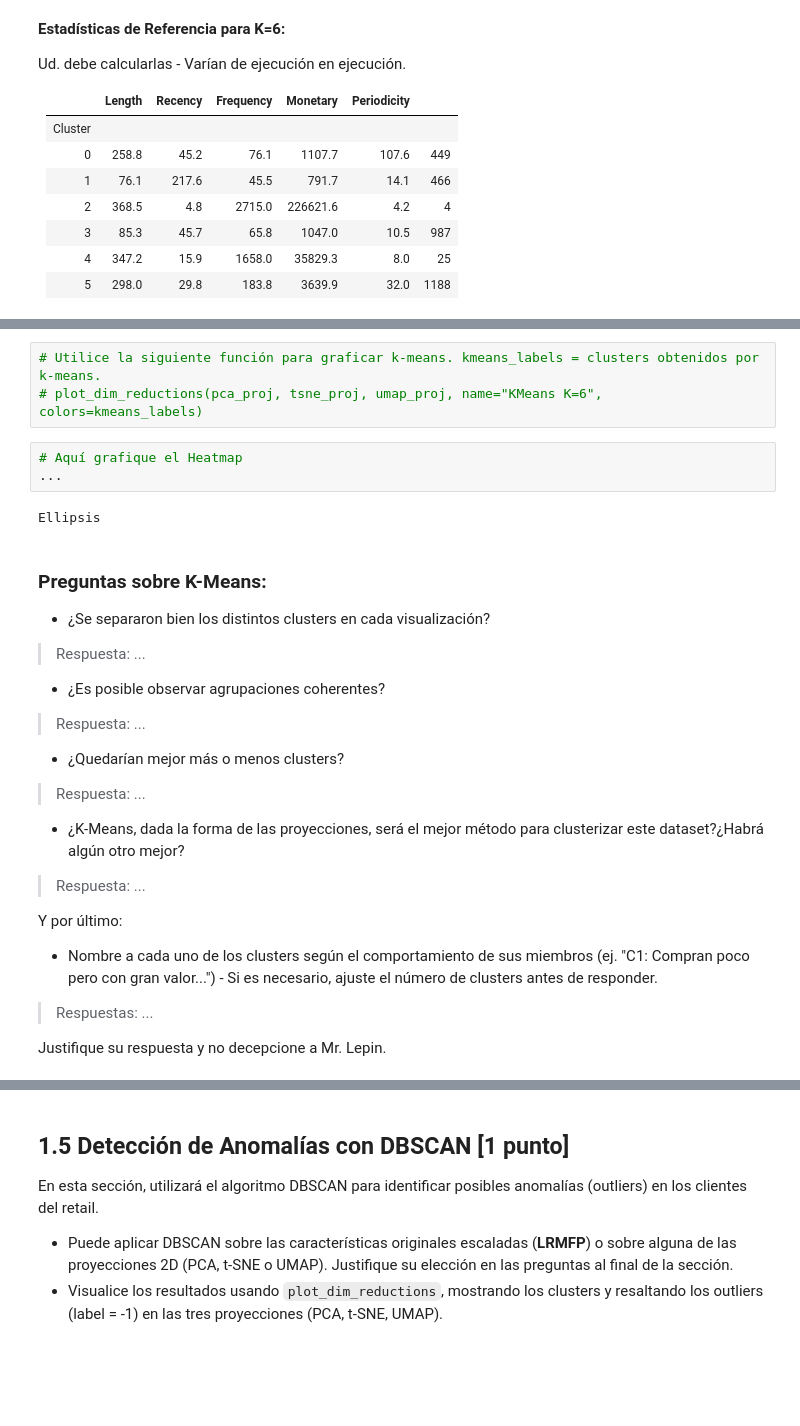
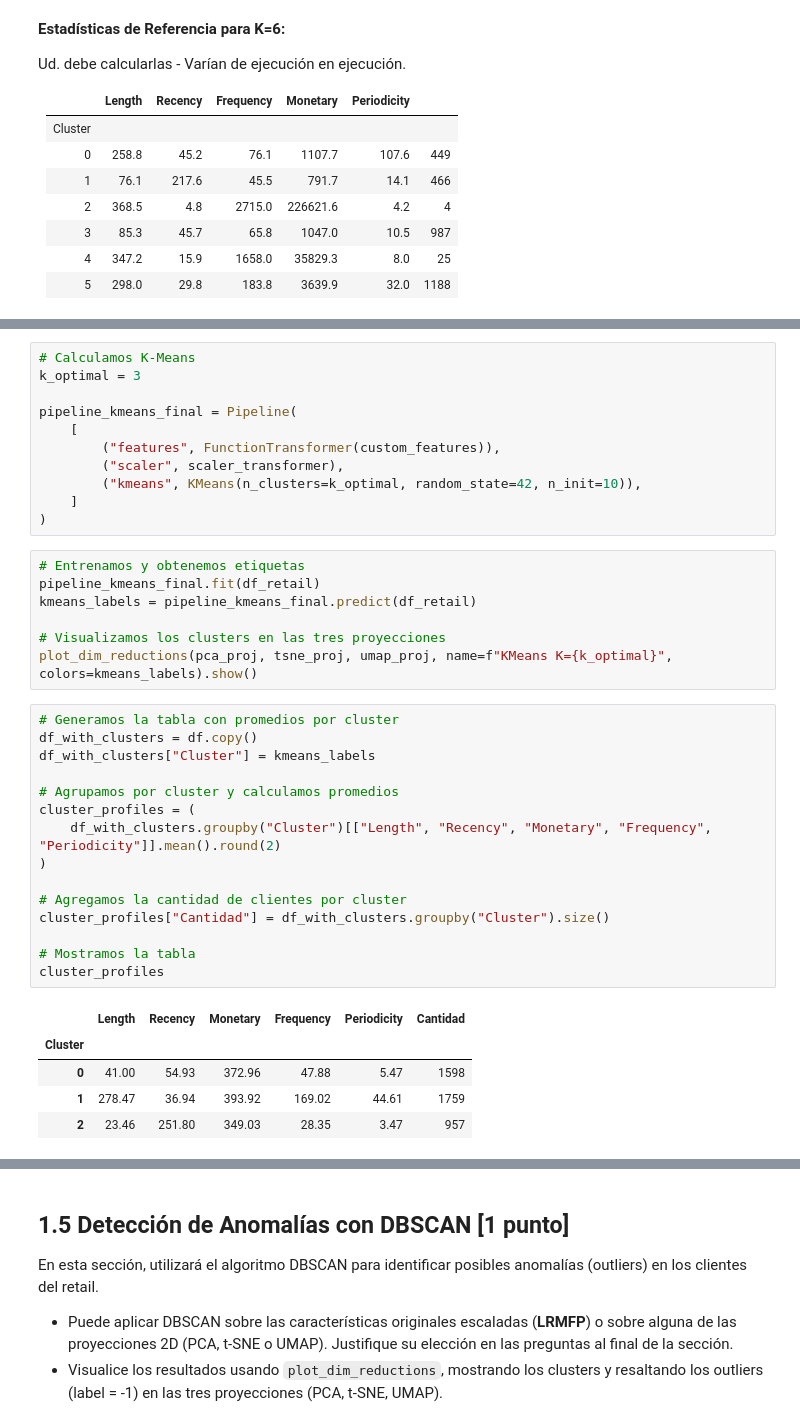
Before and after one commit to enzo-toledo/MDS7202, a Jupyter notebook: labs/lab_5/Lab5_enunciado.ipynb, the cells around one changed output, grey strips where cells are left out. Cells and saved outputs as stored; diff of their text form; blank space fills up the shorter version.

Commit message:
Finalización segunda parte lab 5 (1.4 en adelante)

```diff
--- a/labs/lab_5/Lab5_enunciado.ipynb
+++ b/labs/lab_5/Lab5_enunciado.ipynb
@@ -471,35 +508,39 @@ Ellipsis
-# %%
-# Utilice la siguiente función para graficar k-means. kmeans_labels = clusters obtenidos por k-means.
-# plot_dim_reductions(pca_proj, tsne_proj, umap_proj, name="KMeans K=6", colors=kmeans_labels)
-# %%
-# Aquí grafique el Heatmap
-...
-# %% [output]
-Ellipsis
-# %% [markdown]
-### Preguntas sobre K-Means:
-
-- ¿Se separaron bien los distintos clusters en cada visualización?
-
-> Respuesta: ...
-
-- ¿Es posible observar agrupaciones coherentes?
-
-> Respuesta: ...
-
-- ¿Quedarían mejor más o menos clusters?
-
-> Respuesta: ...
-
-- ¿K-Means, dada la forma de las proyecciones, será el mejor método para clusterizar este dataset?¿Habrá algún otro mejor?
-
-> Respuesta: ...
-
-Y por último:
-
-- Nombre a cada uno de los clusters según el comportamiento de sus miembros (ej. "C1: Compran poco pero con gran valor...") - Si es necesario, ajuste el número de clusters antes de responder.
-
-> Respuestas: ...
-
-
-Justifique su respuesta y no decepcione a Mr. Lepin.
+# %%
+# Calculamos K-Means
+k_optimal = 3
+
+pipeline_kmeans_final = Pipeline(
+    [
+        ("features", FunctionTransformer(custom_features)),
+        ("scaler", scaler_transformer),
+        ("kmeans", KMeans(n_clusters=k_optimal, random_state=42, n_init=10)),
+    ]
+)
+# %%
+# Entrenamos y obtenemos etiquetas
+pipeline_kmeans_final.fit(df_retail)
+kmeans_labels = pipeline_kmeans_final.predict(df_retail)
+
+# Visualizamos los clusters en las tres proyecciones
+plot_dim_reductions(pca_proj, tsne_proj, umap_proj, name=f"KMeans K={k_optimal}", colors=kmeans_labels).show()
+# %%
+# Generamos la tabla con promedios por cluster
+df_with_clusters = df.copy()
+df_with_clusters["Cluster"] = kmeans_labels
+
+# Agrupamos por cluster y calculamos promedios
+cluster_profiles = (
+    df_with_clusters.groupby("Cluster")[["Length", "Recency", "Monetary", "Frequency", "Periodicity"]].mean().round(2)
+)
+
+# Agregamos la cantidad de clientes por cluster
+cluster_profiles["Cantidad"] = df_with_clusters.groupby("Cluster").size()
+
+# Mostramos la tabla
+cluster_profiles
+# %% [output]
+|  | Length | Recency | Monetary | Frequency | Periodicity | Cantidad |
+| Cluster |  |  |  |  |  |  |
+| 0 | 41.00 | 54.93 | 372.96 | 47.88 | 5.47 | 1598 |
+| 1 | 278.47 | 36.94 | 393.92 | 169.02 | 44.61 | 1759 |
+| 2 | 23.46 | 251.80 | 349.03 | 28.35 | 3.47 | 957 |
```
Also changed, not shown: parts of 16 cells of this notebook.
